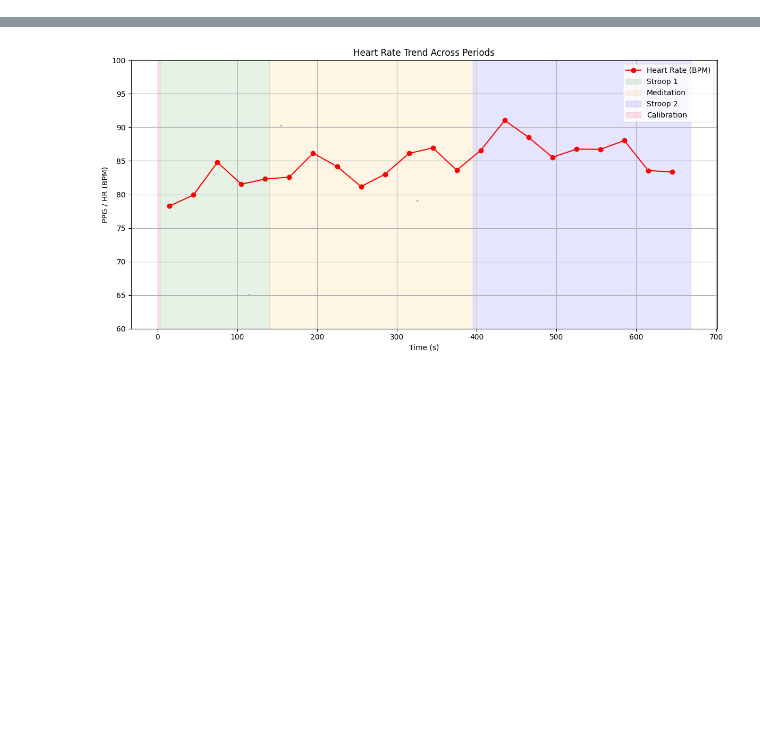
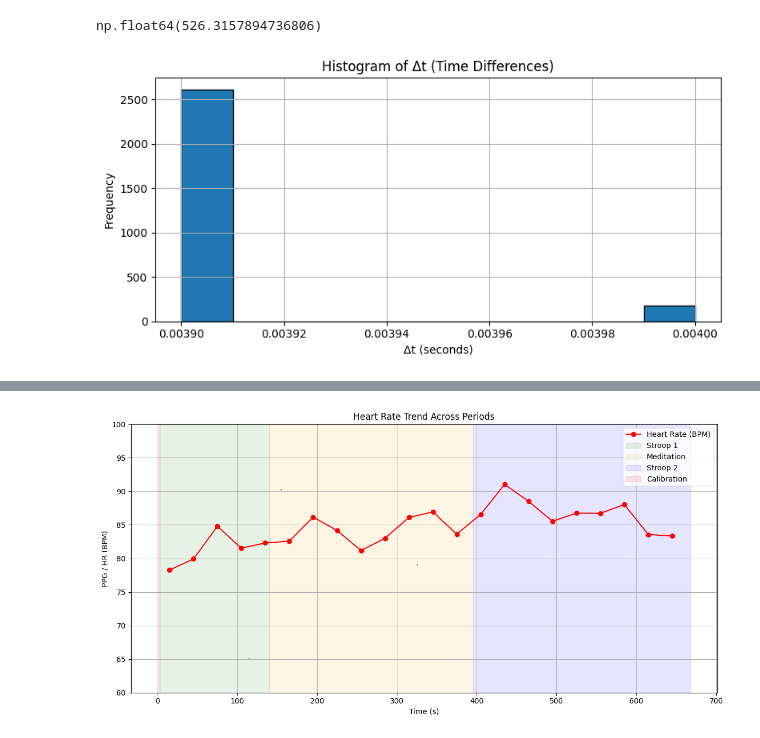
Before and after one commit to natty6418/mindfulness-exp, a Jupyter notebook: analyze_data.ipynb, the cells around one changed output, grey strips where cells are left out. Saved outputs shown, nothing was run; the diff lists cells and outputs as text; code cells hidden in the pictures; blank space fills up the shorter version.

```diff
--- a/analyze_data.ipynb
+++ b/analyze_data.ipynb
@@ -45,0 +46,16 @@ print(len(data)/data['Time(s)'].iloc[-1])
+# %%
+1/(time[2000] - time[1999])
+# %% [output]
+np.float64(526.3157894736806)
+# %%
+delta_ts = np.diff(time)
+plt.figure(figsize=(8, 4))
+plt.hist(delta_ts, bins=10, edgecolor='black')
+plt.title("Histogram of Δt (Time Differences)")
+plt.xlabel("Δt (seconds)")
+plt.ylabel("Frequency")
+plt.grid(True)
+plt.tight_layout()
+plt.show()
+# %% [output]
+[figure, added]
```
Also changed, not shown: parts of 2 cells of this notebook, 1 other file.
